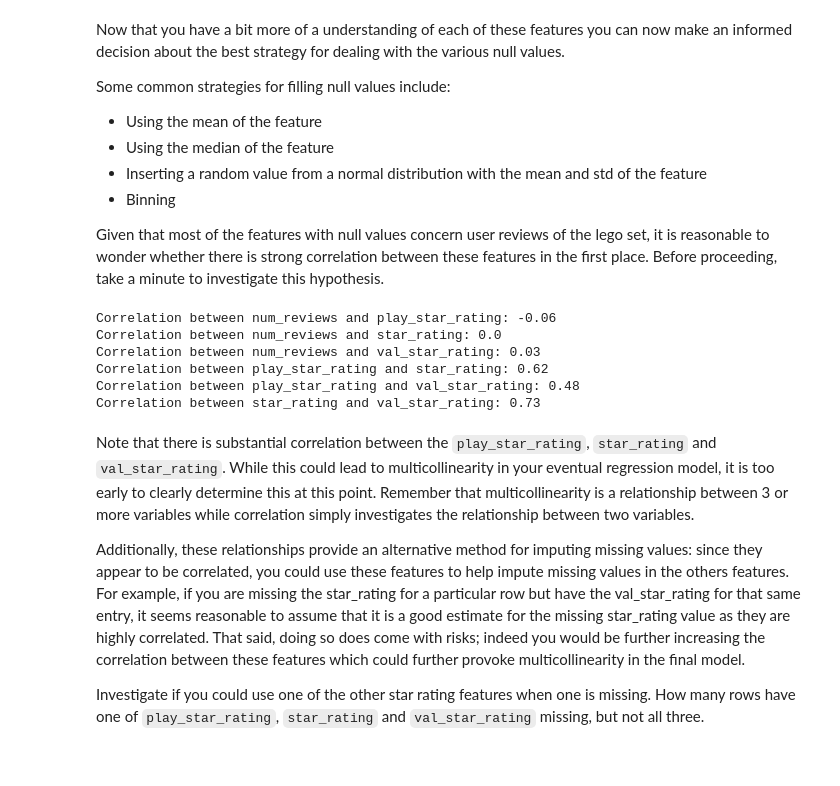
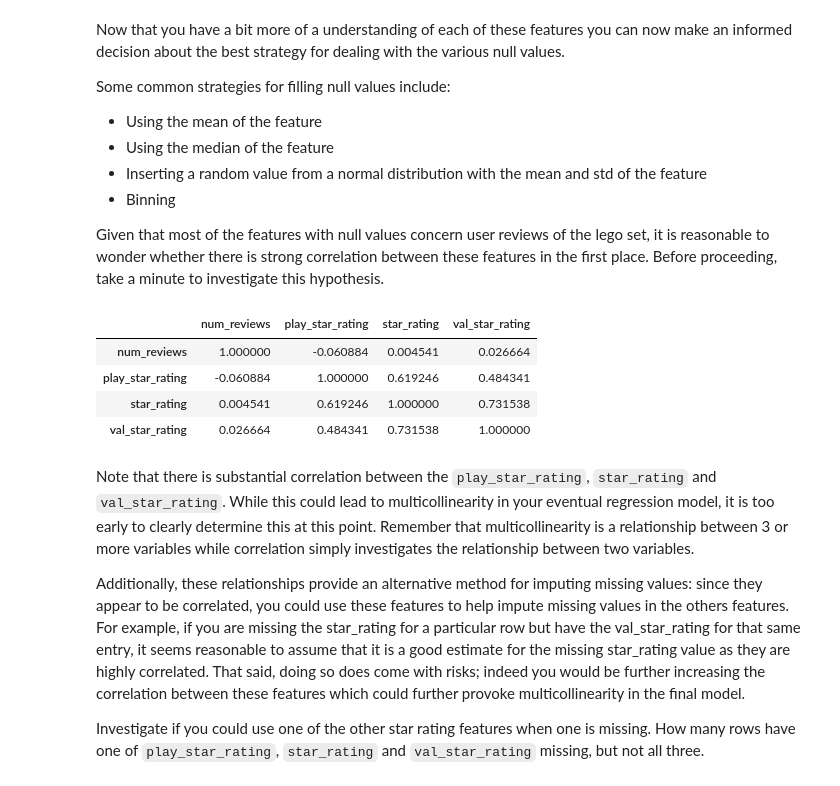
Before and after one commit to learn-co-curriculum/dsc-scrubbing-and-cleaning-data-lab, a Jupyter notebook: index.ipynb, the cells around one changed output. Cells and saved outputs as stored; diff of their text form; code cells hidden in the pictures.

```diff
--- a/index.ipynb
+++ b/index.ipynb
@@ -217,21 +198,15 @@ import itertools
 # %%
 # __SOLUTION__
 # Investigate whether multicollinearity exists between the review features
 # (num_reviews, play_star_rating, star_rating, val_star_rating)
 feats = ['num_reviews', 'play_star_rating', 'star_rating', 'val_star_rating']
-for combo in itertools.combinations(feats, 2):
-    x = combo[0]
-    y = combo[1]
-    temp = df[(~df[x].isnull())&(~df[y].isnull())]
-    corr = round(np.corrcoef(temp[x],temp[y])[0][1], 2)
-    print("Correlation between {} and {}: {}".format(x,y, corr))
+df[feats].corr()
 # %% [output]
-Correlation between num_reviews and play_star_rating: -0.06
-Correlation between num_reviews and star_rating: 0.0
-Correlation between num_reviews and val_star_rating: 0.03
-Correlation between play_star_rating and star_rating: 0.62
-Correlation between play_star_rating and val_star_rating: 0.48
-Correlation between star_rating and val_star_rating: 0.73
+|  | num_reviews | play_star_rating | star_rating | val_star_rating |
+| num_reviews | 1.000000 | -0.060884 | 0.004541 | 0.026664 |
+| play_star_rating | -0.060884 | 1.000000 | 0.619246 | 0.484341 |
+| star_rating | 0.004541 | 0.619246 | 1.000000 | 0.731538 |
+| val_star_rating | 0.026664 | 0.484341 | 0.731538 | 1.000000 |
 # %% [markdown]
 Note that there is substantial correlation between the `play_star_rating`, `star_rating` and `val_star_rating`. While this could lead to multicollinearity in your eventual regression model, it is too early to clearly determine this at this point. Remember that multicollinearity is a relationship between 3 or more variables while correlation simply investigates the relationship between two variables.
 
```
Also changed, not shown: parts of 7 cells of this notebook, 2 other files.
